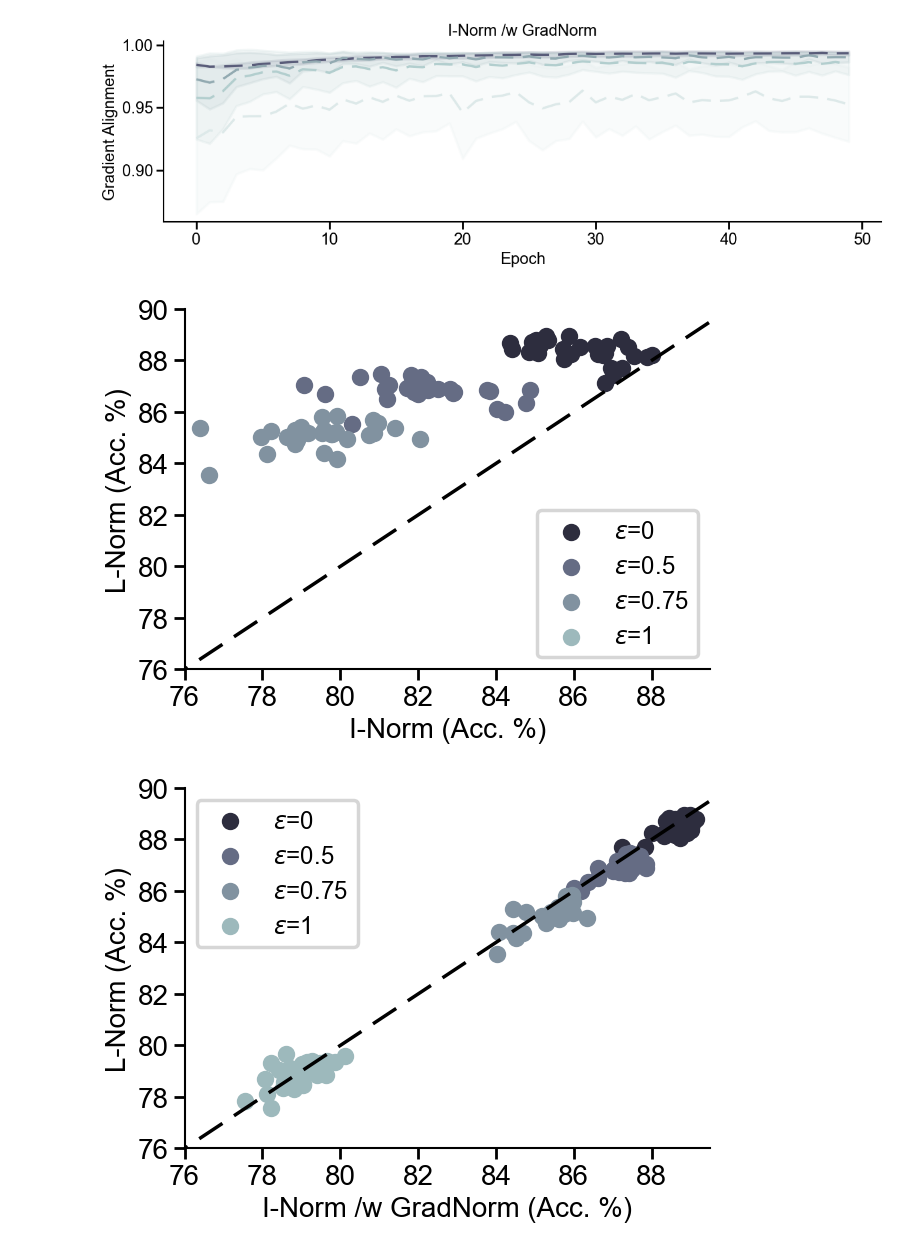
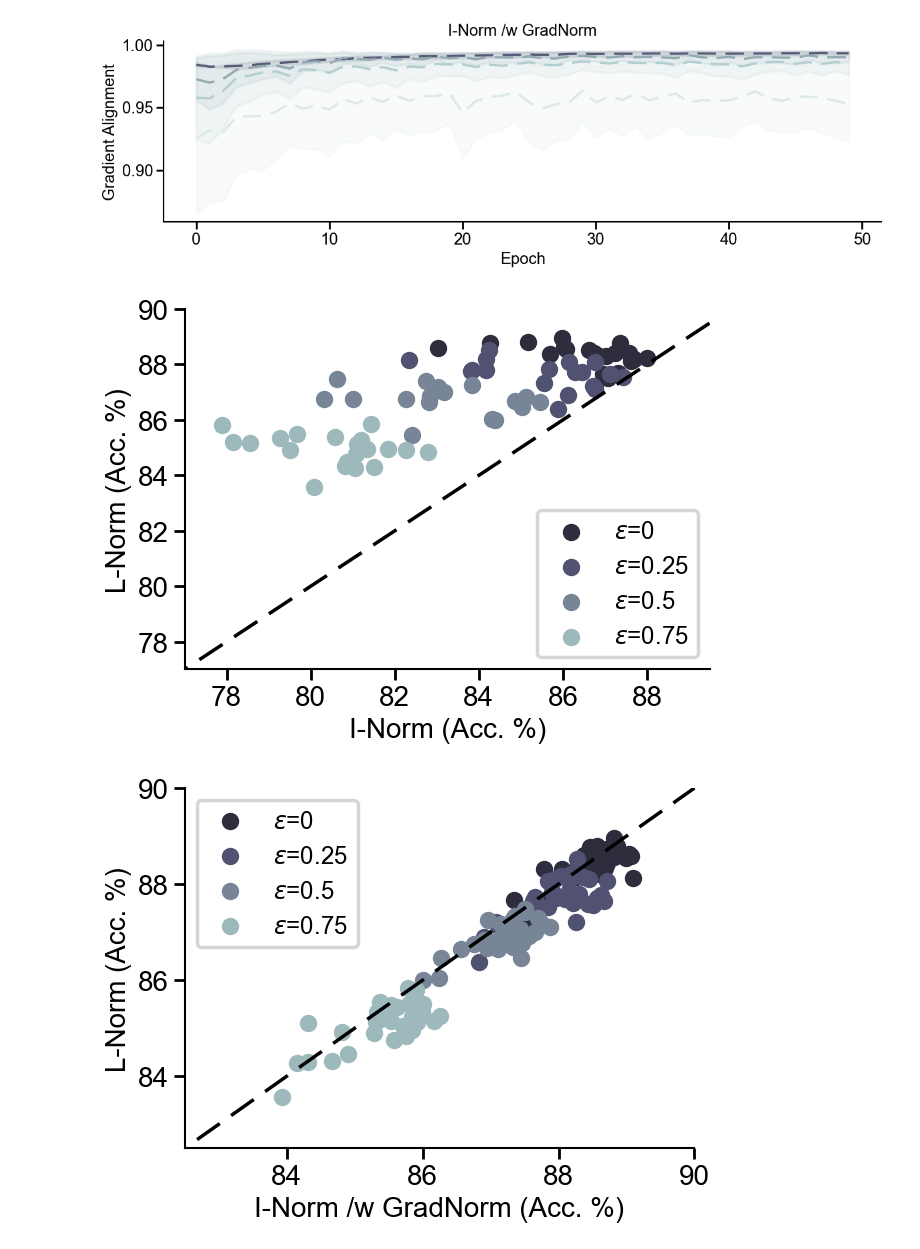
Before and after one commit to RoyHEyono/HomeostaticDANN, a Jupyter notebook: models/dense_mnist_task/figure_notebooks/fig3.ipynb, the cells around one changed output. Cells and saved outputs as stored; diff of their text form; code cells hidden in the pictures.

Commit message:
Changed homeostatic loss to explicit loss and ran experiments and collected figures

```diff
--- a/models/dense_mnist_task/figure_notebooks/fig3.ipynb
+++ b/models/dense_mnist_task/figure_notebooks/fig3.ipynb
@@ -50,7 +50,7 @@ def truncate_colormap(cmap, minval=0.0, maxval=0.85, n=100):
     )
 
 # Setup
-brightness_factors = [0, 0.5, 0.75, 1]
+brightness_factors = [0, 0.25, 0.5, 0.75]
 alignment_types = ['output_alignment_', 'gradient_alignment_']
 layers_to_average = ["fc0", "fc1"]
 
@@ -248,7 +248,7 @@ gradient_alignment_ - 1 - fc1 - 50
 fig, ax = plt.subplots()
 
 # Example brightness factors used
-brightness_values = [0, 0.5, 0.75, 1]
+brightness_values = [0, 0.25, 0.5, 0.75]
 
 # Normalize brightness for colormap mapping
 norm = mcolors.Normalize(vmin=min(brightness_values), vmax=max(brightness_values))
@@ -292,20 +292,20 @@ for bfi in brightness_values:
             if same_config(rn.config, runs_dict["runs_vanilla_dann_layernorm"][top].config, keys=['lr', 'wd','inhib_lrs', 'momentum', 'inhib_momentum']):
                 sc = ax.scatter(rn.summary['test_acc'], vanilla_dann_acc, color=color, label=f"$\epsilon$={bfi}" if top == 0 else None)
                 break  # Only label once per brightness group
-ax.set_xlim(76, 89.5)
-ax.set_ylim(76, 90)
+ax.set_xlim(77, 89.5)
+ax.set_ylim(77, 90)
 ax.legend()
 
 sm = cm.ScalarMappable(cmap=cmap, norm=norm)
 sm.set_array([])
 plt.savefig("figure3a.svg", format="svg")
 # %% [output]
-[figure, old version]
+[figure, new version]
 # %%
 fig, ax = plt.subplots()
 
 # Example brightness factors used
-brightness_values = [0, 0.5, 0.75, 1]
+brightness_values = [0, 0.25, 0.5, 0.75]
 
 # Normalize brightness for colormap mapping
 norm = mcolors.Normalize(vmin=min(brightness_values), vmax=max(brightness_values))
@@ -330,33 +330,33 @@ ax.set_xlabel(f"I-Norm /w GradNorm (Acc. %)", fontsize=20)
 ax.set_ylabel("L-Norm (Acc. %)", fontsize=20)
 
 for bfi in brightness_values:
     color = cmap(norm(bfi))
 
     runs_dict = dict()
 
     runs_dict["runs_vanilla_dann_layernorm"] = fetch_runs(api, entity='project_danns', project_name='Luminosity_LNHomeostasis', filters={"config.dataset": "fashionmnist",
                                                             "config.brightness_factor": bfi, "config.homeostasis": 0, "config.normtype": 0, "config.normtype_detach": 0,
                                                             "config.excitation_training": 1, "config.layer_norm": 1, "config.use_testset": True}, order="-summary_metrics.test_acc")
     runs_dict["runs_homeostasis"] = fetch_runs(api, entity='project_danns', project_name='Luminosity_LNHomeostasis', filters={"config.dataset": "fashionmnist",
                                                             "config.brightness_factor": bfi, "config.homeostasis": 1, "config.normtype": 0, "config.normtype_detach": 0,
                                                             "config.excitation_training": 1, "config.layer_norm": None, "config.feedback_alignment":0, "config.use_testset": True, "config.ln_feedback":'full'}, order="-summary_metrics.test_acc")
 
     top_n = len(runs_dict["runs_vanilla_dann_layernorm"])
 
     for top in range(top_n):
         vanilla_dann_acc = runs_dict["runs_vanilla_dann_layernorm"][top].summary['test_acc']
         for rn in runs_dict["runs_homeostasis"]:
             if same_config(rn.config, runs_dict["runs_vanilla_dann_layernorm"][top].config, keys=['lr', 'wd','inhib_lrs', 'momentum', 'inhib_momentum']):
                 sc = ax.scatter(rn.summary['test_acc'], vanilla_dann_acc, color=color, label=f"$\epsilon$={bfi}" if top == 0 else None)
                 break  # Only label once per brightness group
-ax.set_xlim(76, 89.5)
-ax.set_ylim(76, 90)
+ax.set_xlim(82.5, 90)
+ax.set_ylim(82.5, 90)
 ax.legend()
 sm = cm.ScalarMappable(cmap=cmap, norm=norm)
 # sm.set_array([])
 # cbar = plt.colorbar(sm, ax=ax)
 # cbar.set_label('Luminosity Threshold', fontsize=16)
 # cbar.ax.tick_params(labelsize=14)
 plt.savefig("figure3d2.svg", format="svg")
 # %% [output]
-[figure, old version]
+[figure, new version]
```
Also changed, not shown: parts of 1 cell of this notebook, 19 other files.
